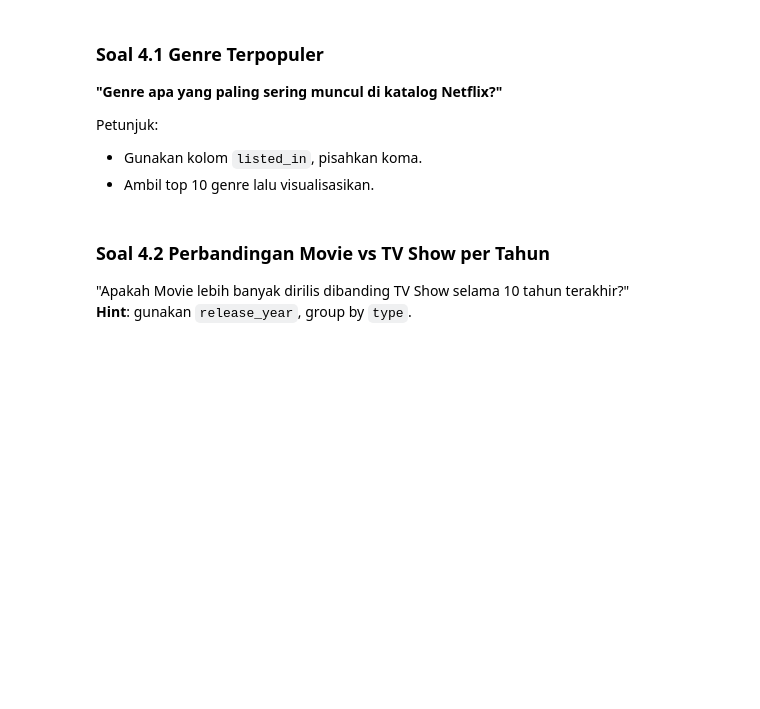
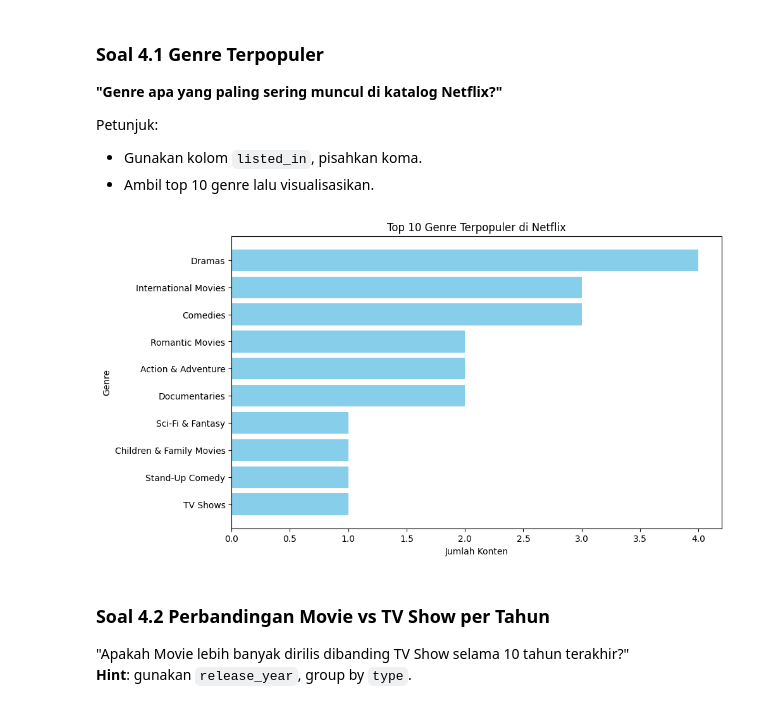
Before and after one commit to Quinntes/bootcamp, a Jupyter notebook: practice_session/2_data_analysis/4_python_for_data_visualization/day_19_quiz.ipynb, the cells around one changed output. Cells and saved outputs as stored; diff of their text form; code cells hidden in the pictures; blank space fills up the shorter version.

```diff
--- a/practice_session/2_data_analysis/4_python_for_data_visualization/day_19_quiz.ipynb
+++ b/practice_session/2_data_analysis/4_python_for_data_visualization/day_19_quiz.ipynb
@@ -100,3 +113,36 @@ Petunjuk:
+# %%
+listed_in = [
+    "Dramas, International Movies",
+    "Comedies, Dramas, Romantic Movies",
+    "Action & Adventure, Sci-Fi & Fantasy",
+    "Documentaries",
+    "Children & Family Movies, Comedies",
+    "Dramas",
+    "Action & Adventure, International Movies",
+    "Stand-Up Comedy",
+    "Documentaries, International Movies",
+    "Comedies, Romantic Movies",
+    "Dramas, TV Shows"
+]
+# %%
+all_genres = []
+for entry in listed_in:
+    genres = [genre.strip() for genre in entry.split(',')]
+    all_genres.extend(genres)
+
+genre_counts = Counter(all_genres)
+# %%
+top_genres = genre_counts.most_common(10)
+genres, counts = zip(*top_genres)
+# %%
+plt.figure(figsize=(10,6))
+plt.barh(genres[::-1], counts[::-1], color='skyblue')
+plt.title('Top 10 Genre Terpopuler di Netflix')
+plt.xlabel('Jumlah Konten')
+plt.ylabel('Genre')
+plt.show()
+# %% [output]
+[figure, added]
 # %% [markdown]
 ### Soal 4.2 Perbandingan Movie vs TV Show per Tahun
 "Apakah Movie lebih banyak dirilis dibanding TV Show selama 10 tahun terakhir?"\
```
Also changed, not shown: parts of 16 cells of this notebook.
